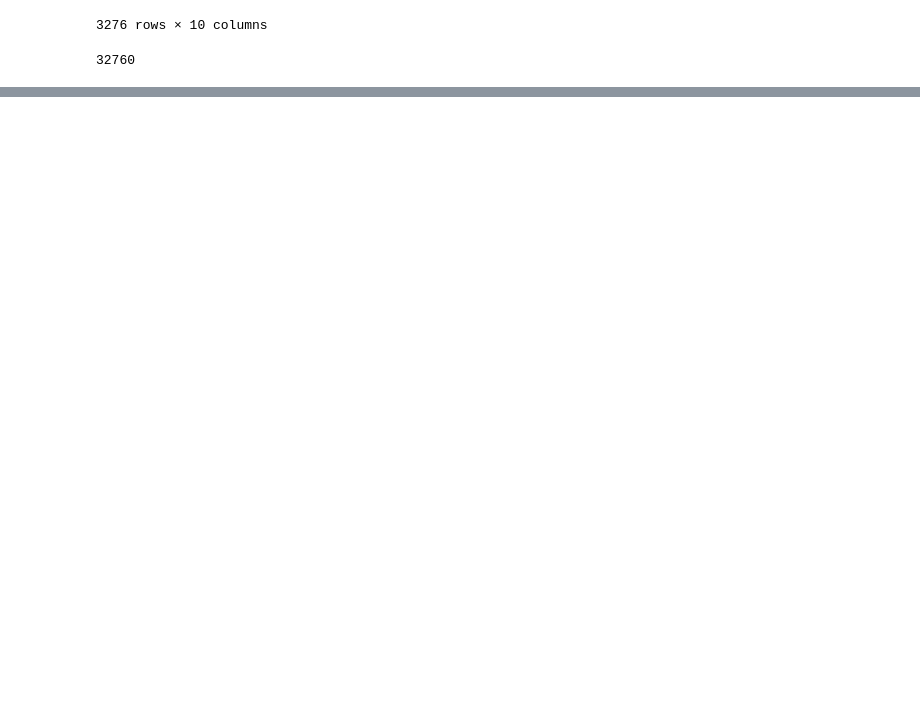
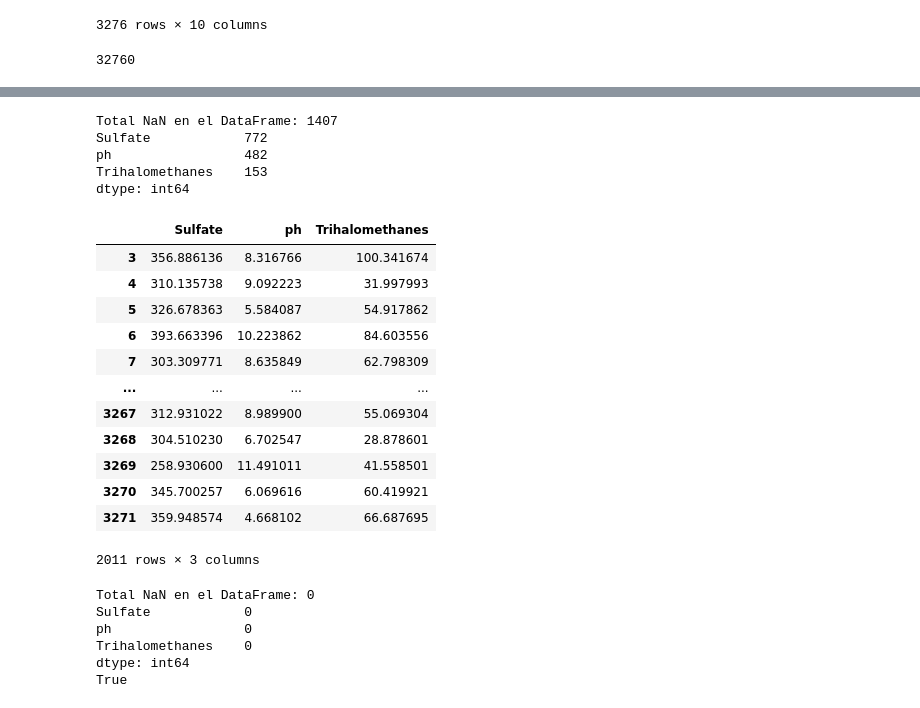
Before and after one commit to JuanGuerrero09/apuntes, a Jupyter notebook: Examenes/Examen2.ipynb, the cells around one changed output, grey strips where cells are left out. Drawn from its saved outputs; the diff is of its cells as text; code cells hidden in the pictures; blank space fills up the shorter version.

```diff
--- a/Examenes/Examen2.ipynb
+++ b/Examenes/Examen2.ipynb
@@ -61,0 +100,51 @@ data.corr()
+# %%
+# Debido a que hay na en Sulfate, ph y Trihalomethanes se procede a drop na en estos
+sulf = df["Sulfate"].dropna()
+ph = df["ph"].dropna()
+trihalo = df["Trihalomethanes"].dropna()
+
+data_without_nan = pd.DataFrame({"Sulfate": sulf, "ph": ph, "Trihalomethanes": trihalo})
+data_without_nan
+total_nan = data_without_nan.isna().sum().sum()
+print(f"Total NaN en el DataFrame: {total_nan}")
+# Contar cuántos NaN hay por cada columna
+nan_por_columna = data_without_nan.isna().sum()
+print(nan_por_columna)
+# %% [output]
+Total NaN en el DataFrame: 1407
+Sulfate            772
+ph                 482
+Trihalomethanes    153
+dtype: int64
+# %%
+# Debido a que hay na en Sulfate, ph y Trihalomethanes se procede a drop na en estos
+data_without_nan = df[["Sulfate", "ph", "Trihalomethanes"]].dropna()
+data_without_nan
+# %% [output]
+|  | Sulfate | ph | Trihalomethanes |
+| 3 | 356.886136 | 8.316766 | 100.341674 |
+| 4 | 310.135738 | 9.092223 | 31.997993 |
+| 5 | 326.678363 | 5.584087 | 54.917862 |
+| 6 | 393.663396 | 10.223862 | 84.603556 |
+| 7 | 303.309771 | 8.635849 | 62.798309 |
+| ... | ... | ... | ... |
+| 3267 | 312.931022 | 8.989900 | 55.069304 |
+| 3268 | 304.510230 | 6.702547 | 28.878601 |
+| 3269 | 258.930600 | 11.491011 | 41.558501 |
+| 3270 | 345.700257 | 6.069616 | 60.419921 |
+| 3271 | 359.948574 | 4.668102 | 66.687695 |
+2011 rows × 3 columns
+# %%
+total_nan = data_without_nan.isna().sum().sum()
+print(f"Total NaN en el DataFrame: {total_nan}")
+# Contar cuántos NaN hay por cada columna
+nan_por_columna = data_without_nan.isna().sum()
+print(nan_por_columna)
+print("ph" in data_without_nan)
+# %% [output]
+Total NaN en el DataFrame: 0
+Sulfate            0
+ph                 0
+Trihalomethanes    0
+dtype: int64
+True
```
Also changed, not shown: parts of 6 cells of this notebook.
